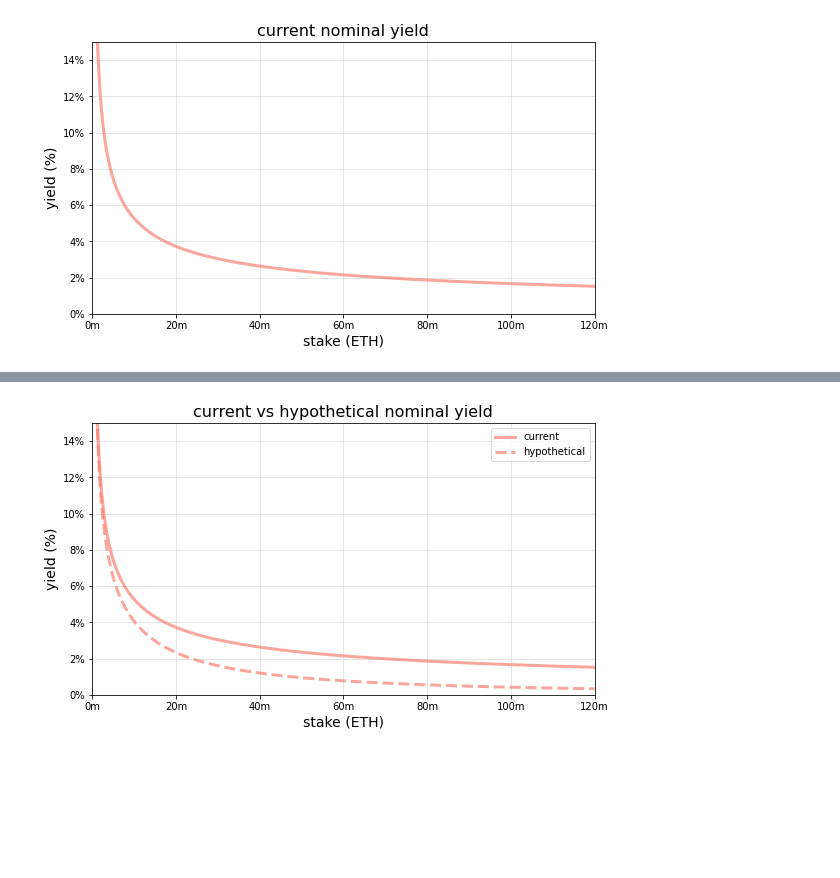
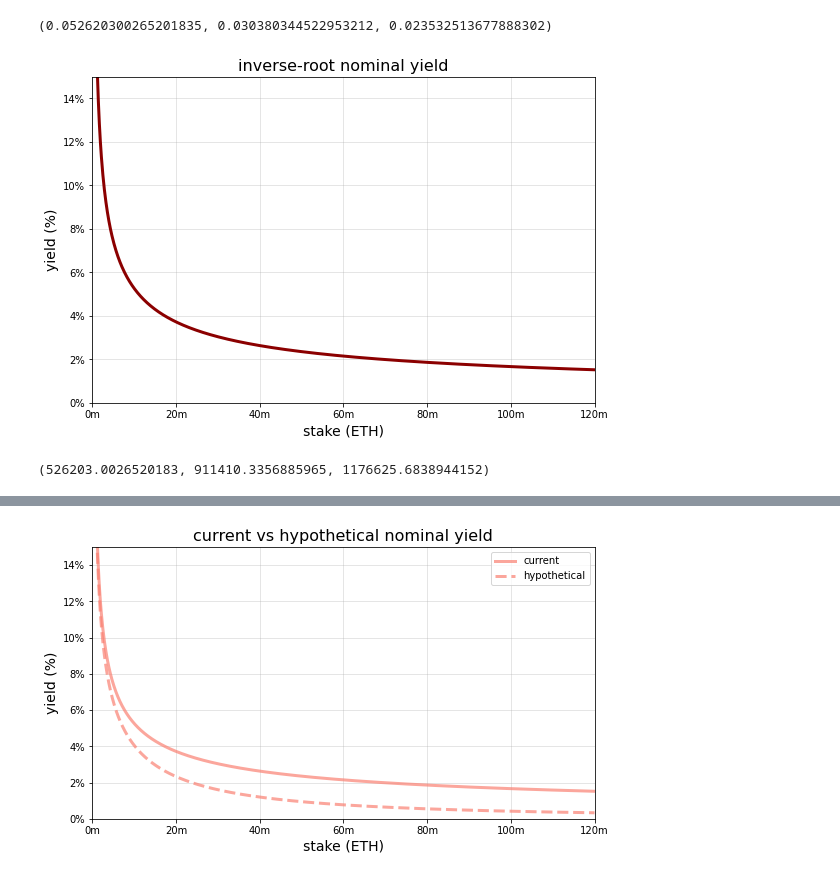
Before and after one commit to michaelneuder/issuance, a Jupyter notebook: Issuance Issues – Subsequent Soliliquy.ipynb, the cells around one changed output, grey strips where cells are left out. Saved outputs shown, nothing was run; the diff lists cells and outputs as text; code cells hidden in the pictures; blank space fills up the shorter version.

```diff
--- a/Issuance Issues – Subsequent Soliliquy.ipynb
+++ b/Issuance Issues – Subsequent Soliliquy.ipynb
@@ -29,25 +9,33 @@ outline:
 # %%
 y = 2.6 * 64 / np.sqrt(STAKED)
+# %%
+2.6 * 64 / np.sqrt(10_000_000), 2.6 * 64 / np.sqrt(30_000_000), 2.6 * 64 / np.sqrt(50_000_000)
+# %% [output]
+(0.052620300265201835, 0.030380344522953212, 0.023532513677888302)
 # %%
-f, ax = plt.subplots(figsize=(9,5))
-ax.plot(STAKED, y, color='salmon', linewidth=3, alpha=0.7)
+f, ax = plt.subplots(figsize=(9,6))
+ax.plot(STAKED, y, color='darkred', linewidth=3, alpha=1)
 
 ax.set_xlim(0,120_000_000)
 xticks = np.arange(0, 120_000_001, 20_000_000)
 ax.set_xticks(xticks)
 ax.set_xticklabels(["{:d}m".format(int(tick/1_000_000)) for tick in xticks])
 ax.set_xlabel("stake (ETH)", size=14)
 
 ax.set_ylim(0,0.15)
 ax.set_yticks([0, 0.02,0.04,0.06,0.08,0.1, 0.12, 0.14])
 ax.set_yticklabels(["0%", "2%", "4%", "6%", "8%", "10%", "12%", "14%"])
 ax.set_ylabel("yield (%)", size=14)
 
 ax.grid(alpha=0.4)
-ax.set_title("current nominal yield", size=16)
+ax.set_title("inverse-root nominal yield", size=16)
 
 plt.show()
 # %% [output]
-[figure, old version]
+[figure, new version]
 # %%
 inflation = STAKED * y
+# %%
+2.6 * 64 * np.sqrt(10_000_000), 2.6 * 64 * np.sqrt(30_000_000), 2.6 * 64 * np.sqrt(50_000_000)
+# %% [output]
+(526203.0026520183, 911410.3356885965, 1176625.6838944152)
```
Also changed, not shown: parts of 29 cells of this notebook.
